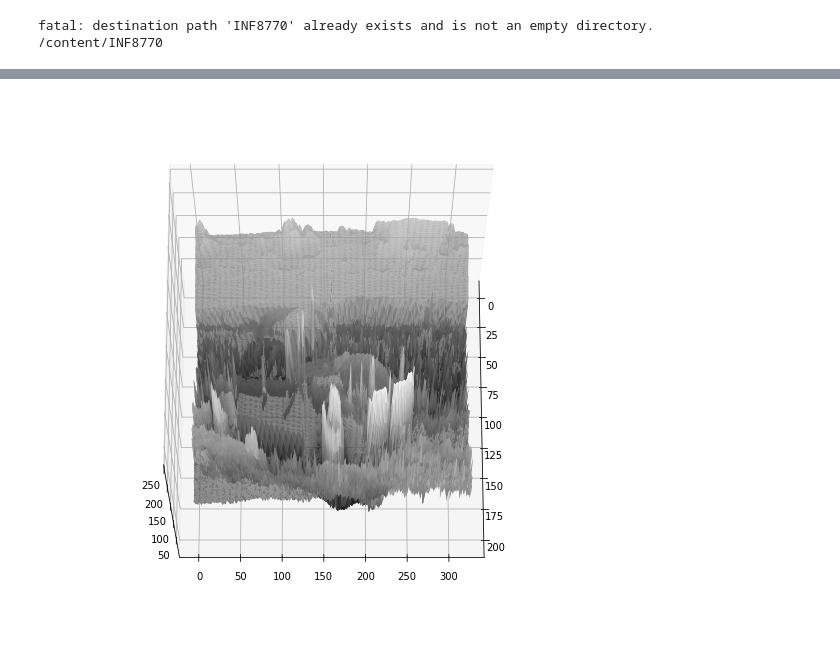
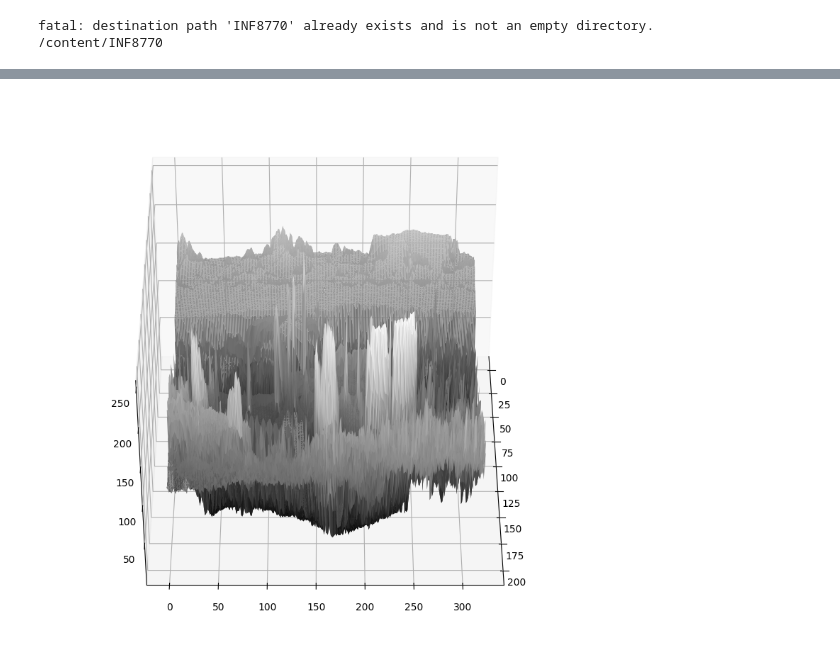
Before and after one commit to gabilodeau/INF8770, a Jupyter notebook: ImageCommeSurface.ipynb, the cells around one changed output, grey strips where cells are left out. Cells and saved outputs as stored; diff of their text form; code cells hidden in the pictures.

Commit message:
Correction bug dans ImageCommeSurface

```diff
--- a/ImageCommeSurface.ipynb
+++ b/ImageCommeSurface.ipynb
@@ -30,11 +30,11 @@ plt.show()
 # %%
 #%matplotlib notebook #Fonctionne seulement avec jupyter notebook pour un graphique interactif
 xx, yy = np.mgrid[0:image.height, 0:image.width]
 pixels = np.array(image.getdata()).reshape((image.height, image.width))
 fig2 = plt.figure(figsize = (10,10))
-ax = fig2.gca(projection='3d')
-ax.view_init(70, 0)
+ax = fig2.add_subplot(projection='3d')
+ax.view_init(40, 0)
 ax.plot_surface(xx, yy, pixels ,rstride=1, cstride=1, cmap=plt.cm.gray,linewidth=0)
 plt.show()
 # %% [output]
-[figure, old version]
+[figure, new version]
```
Also changed, not shown: parts of 1 cell of this notebook.
